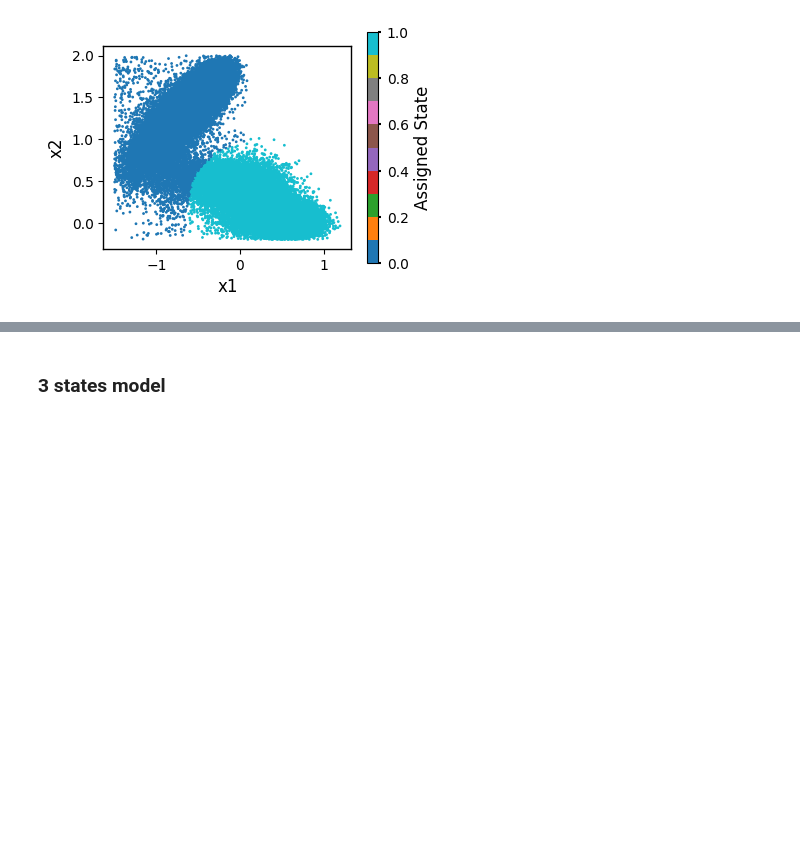
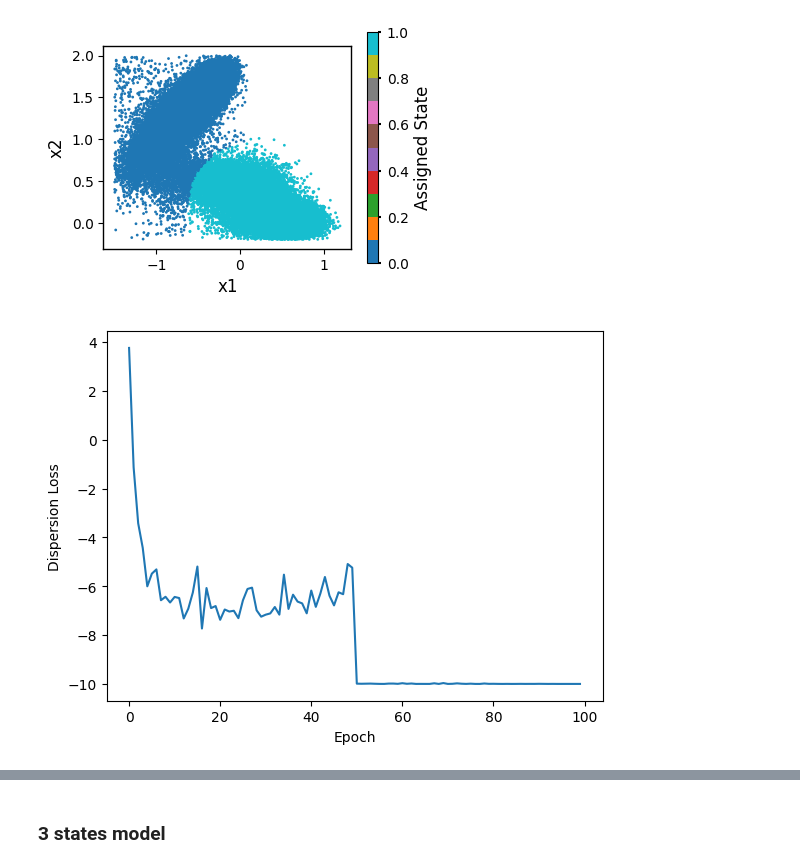
Before and after one commit to xuhuihuang/ts-dar, a Jupyter notebook: example/muller-example-fast.ipynb, the cells around one changed output, grey strips where cells are left out. Drawn from its saved outputs; the diff is of its cells as text; code cells hidden in the pictures; blank space fills up the shorter version.

```diff
--- a/example/muller-example-fast.ipynb
+++ b/example/muller-example-fast.ipynb
@@ -198,6 +198,16 @@ ax.set_ylabel('x2', fontsize=12)
 plt.show()
 # %% [output]
 [figure]
+# %%
+# dispersion loss
+disloss = tsdart._validation_dis
+
+plt.plot(range(len(disloss)), disloss)
+plt.xlabel('Epoch')
+plt.ylabel('Dispersion Loss')
+plt.show()
+# %% [output]
+[figure, added]
 # %%
 # prototypes_history: list of tensors, each [n_states, feat_dim]
 prototypes_history = tsdart.validation_prototypes
```
Also changed, not shown: parts of 3 cells of this notebook.
